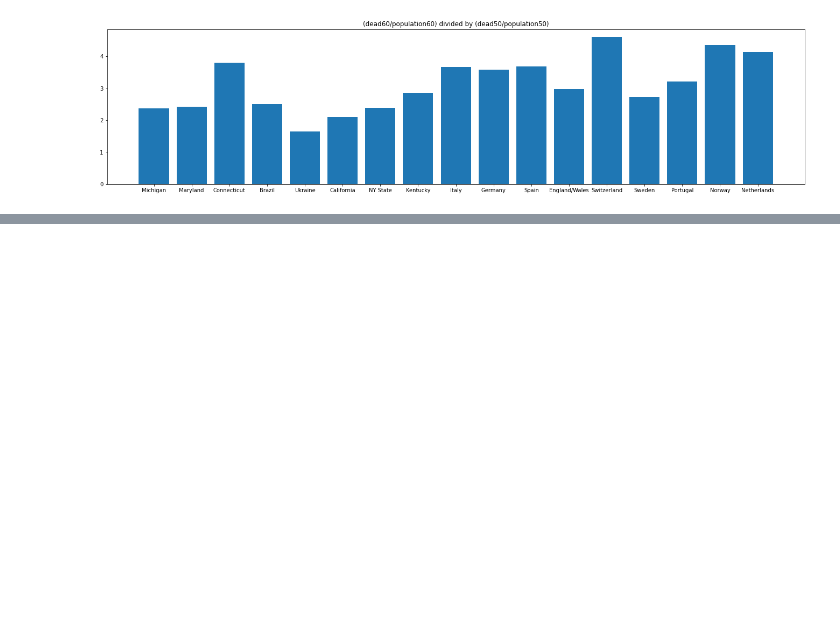
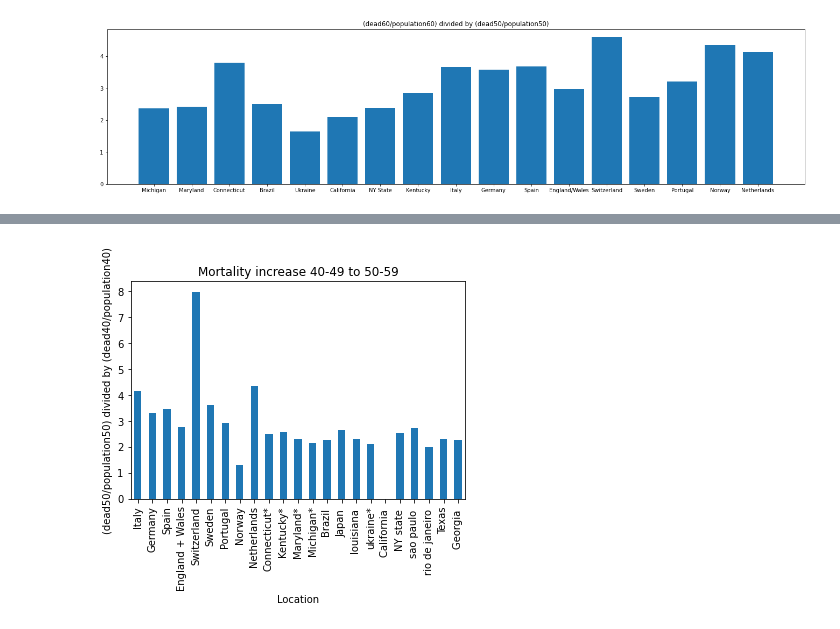
Before and after one commit to Ali-Kazmi/covid-visualizations, a Jupyter notebook: vis.ipynb, the cells around one changed output, grey strips where cells are left out. Saved outputs shown, nothing was run; the diff lists cells and outputs as text; code cells hidden in the pictures; blank space fills up the shorter version.

```diff
--- a/vis.ipynb
+++ b/vis.ipynb
@@ -512,0 +516,28 @@ dfresults['Results'].plot(kind='bar')
+# %%
+import pandas as pd
+import requests
+import io
+popurl="https://raw.githubusercontent.com/Ali-Kazmi/covid-visualizations/master/big-population-by-age-sheet.xlsx"
+deathurl="https://raw.githubusercontent.com/Ali-Kazmi/covid-visualizations/master/big-deaths-by-age-sheet.xlsx"
+#download = github_session.get(url).content
+
+# Reading the downloaded content and turning it into a pandas dataframe
+
+PopDF = pd.read_excel(popurl,index_col=0)
+DeathsDF=pd.read_excel(deathurl,index_col=0)
+
+#note: 10-19 should have been the second column, but it shows it as a date because excel did something.. oops
+dfres=pd.DataFrame()
+dfrestwo=pd.DataFrame()
+dfresults=pd.DataFrame()
+
+dfres['Results']=DeathsDF["50-59"]/PopDF["50-59"]
+dfrestwo['Results']=DeathsDF["40-49"]/PopDF["40-49"]
+dfresults['Results']=(dfres['Results']/dfrestwo['Results'])
+
+ax=dfresults['Results'].plot(kind='bar',title='Mortality increase 40-49 to 50-59')
+ax.set_ylabel("(dead50/population50) divided by (dead40/population40)")
+fig=ax.get_figure()
+fig.savefig('plot.jpg')
+# %% [output]
+[figure, added]
```
Also changed, not shown: parts of 3 cells of this notebook.
